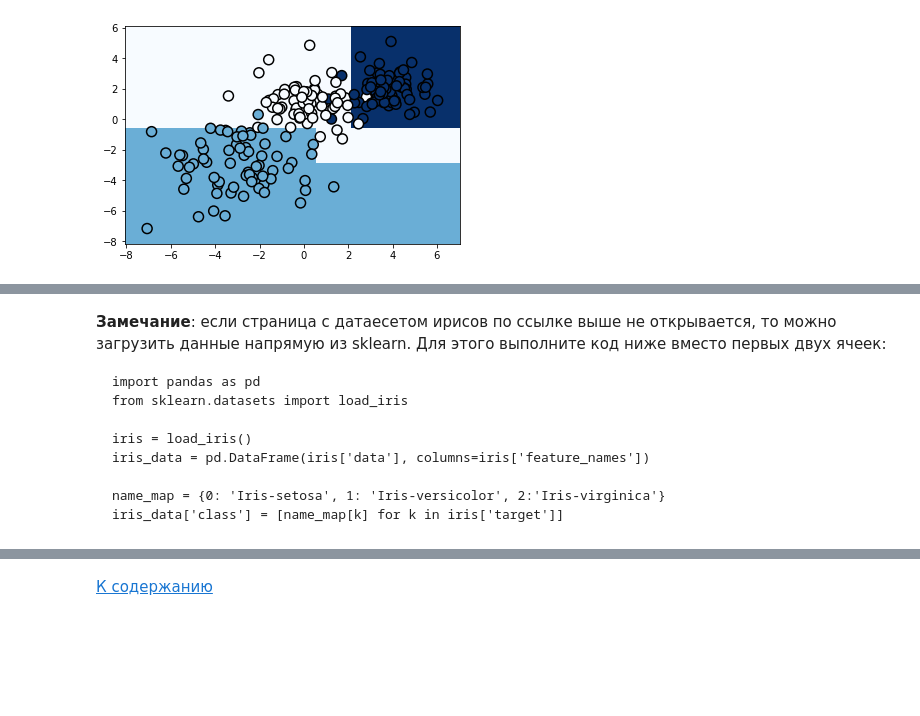
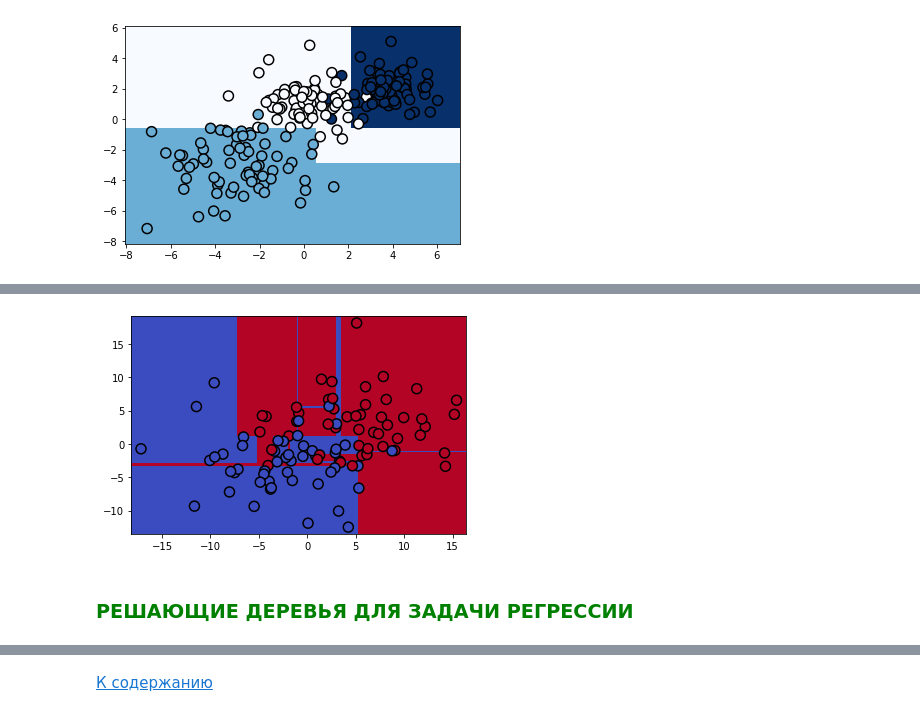
Before and after one commit to Chedered/SkillFactory, a Jupyter notebook: DS/module-5/SKF1 (Решающие деревья и случайный лес).ipynb, the cells around one changed output, grey strips where cells are left out. Cells and saved outputs as stored; diff of their text form; code cells hidden in the pictures; blank space fills up the shorter version.

````diff
--- a/DS/module-5/SKF1 (Решающие деревья и случайный лес).ipynb
+++ b/DS/module-5/SKF1 (Решающие деревья и случайный лес).ipynb
@@ -170,13 +205,26 @@ plt.scatter(train_data[:, 0], train_data[:, 1], c=train_labels, s=100,
+# %%
+RANDOM_SEED = 139
+
+train_data, train_labels = make_blobs(n_samples=100, centers=[(-3,-3),(4,2)],
+                                      n_features=2, random_state=RANDOM_SEED,
+                                      cluster_std=(5,5))
+
+
+clf_tree = DecisionTreeClassifier(criterion='entropy', max_depth=None,
+                                  random_state=RANDOM_SEED)
+
+# training the tree
+clf_tree.fit(train_data, train_labels)
+
+# some code to depict separating surface
+xx, yy = get_grid(train_data)
+predicted = clf_tree.predict(np.c_[xx.ravel(),
+                                   yy.ravel()]).reshape(xx.shape)
+plt.pcolormesh(xx, yy, predicted, cmap='coolwarm')
+plt.scatter(train_data[:, 0], train_data[:, 1], c=train_labels, s=100,
+            cmap='coolwarm', edgecolors='black', linewidth=1.5);
+# %% [output]
+[figure, added]
 # %% [markdown]
-**Замечание**: если страница с датаесетом ирисов по ссылке выше не открывается, то можно загрузить данные напрямую из sklearn. Для этого выполните код ниже вместо первых двух ячеек:
-```
-import pandas as pd
-from sklearn.datasets import load_iris
-
-iris = load_iris()
-iris_data = pd.DataFrame(iris['data'], columns=iris['feature_names'])
-
-name_map = {0: 'Iris-setosa', 1: 'Iris-versicolor', 2:'Iris-virginica'}
-iris_data['class'] = [name_map[k] for k in iris['target']]
-```
+### <span style="color:green">РЕШАЮЩИЕ ДЕРЕВЬЯ ДЛЯ ЗАДАЧИ РЕГРЕССИИ
 # %%
````
Also changed, not shown: parts of 92 cells of this notebook, 1 other file.
